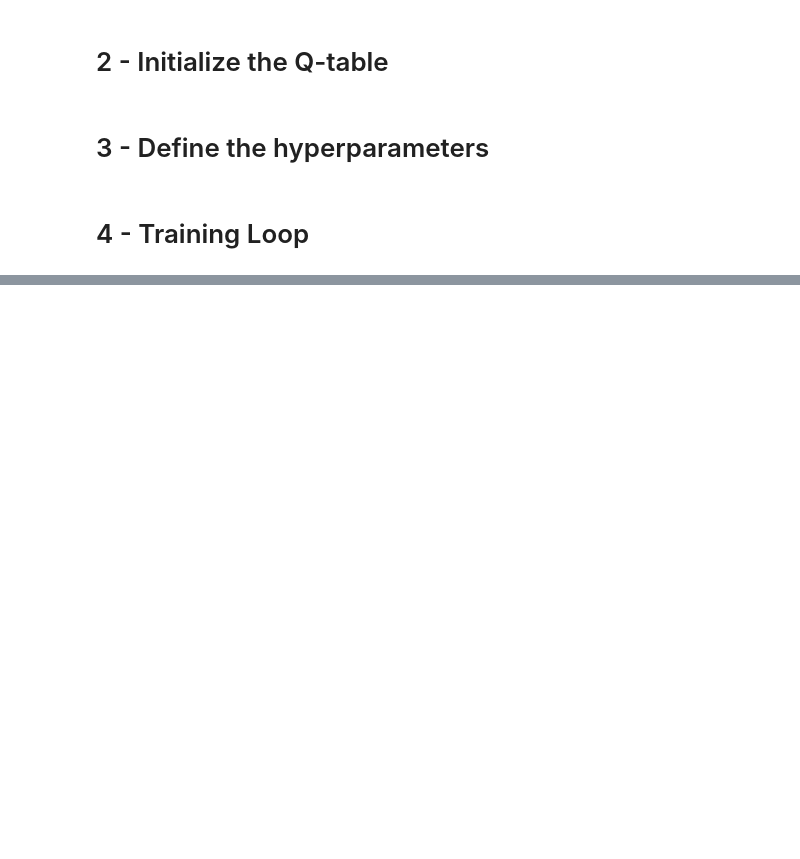
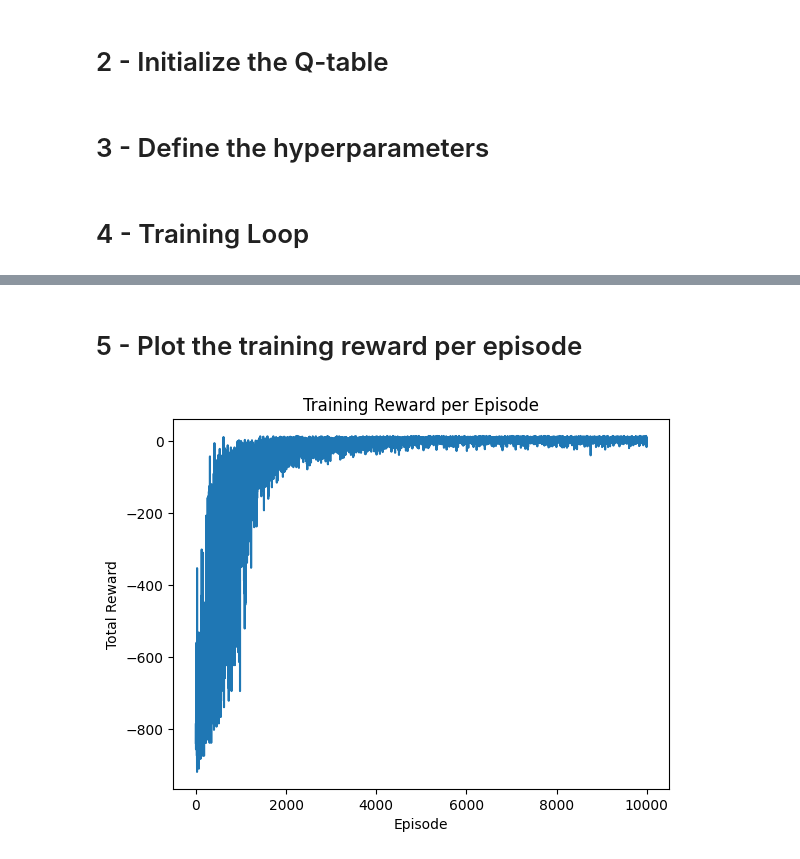
Before and after one commit to popolome/RL-Practice-with-Gym-Taxi-v3-, a Jupyter notebook: RL_Practice_with_Gym(Taxi_v3).ipynb, the cells around one changed output, grey strips where cells are left out. Saved outputs shown, nothing was run; the diff lists cells and outputs as text; code cells hidden in the pictures; blank space fills up the shorter version.

```diff
--- a/RL_Practice_with_Gym(Taxi_v3).ipynb
+++ b/RL_Practice_with_Gym(Taxi_v3).ipynb
@@ -25,17 +25,19 @@ Q = np.zeros((num_states, num_actions), dtype = np.float32) # To define the Q ma
 # 3 - Define the hyperparameters
 # %%
 alpha = 0.1   # This is the learning rate
-gamma = 0.9  # This is the
+gamma = 0.95  # This is the discount factor
 epsilon = 1.0   # This is the exploration probability
-min_epsilon = 0.01
-epsilon_decay = 0.995
-num_episodes = 5000
-max_steps = 100   # This is the optional truncation per episode
+min_epsilon = 0.05
+epsilon_decay = 0.9995
+num_episodes = 10000
+max_steps = 200   # This is the optional truncation per episode
+episode_rewards = []   # To track if learning is actually improving
 # %% [markdown]
 # 4 - Training Loop
 # %%
 for episode in range(num_episodes):
   state, _ = env.reset()
+  total_reward = 0
   done = False
   step = 0
 
@@ -48,14 +50,18 @@ for episode in range(num_episodes):
     next_state, reward, terminated, truncated, info = env.step(action)   # Take a step/action
     done = terminated or truncated
 
+    total_reward += reward    # Update the reward into total_reward
+
     # Q-learning update
     Q[state, action] += alpha * (reward + gamma * np.max(Q[next_state]) - Q[state, action])
 
     state = next_state    # Update current state to next_state and repeat
     step += 1     # Increment step by 1 ensuring less than 100(max_steps)
 
-epsilon = max(min_epsilon, epsilon * epsilon_decay)     # Decay the epsilon every step
+  episode_rewards.append(total_reward)   # Add in the episode reward after each episode
 
-if (episode + 1) % 500 == 0:
-  print(f"Episode {episode + 1}/{num_episodes} complete")   # Print the progress
+  epsilon = max(min_epsilon, epsilon * epsilon_decay)     # Decay the epsilon every step
+
+  if (episode + 1) % 500 == 0:
+   print(f"Episode {episode + 1}/{num_episodes} complete")   # Print the progress
 # %% [output]
@@ -62,0 +88,12 @@ Episode 5000/5000 complete
+# %% [markdown]
+# 5 - Plot the training reward per episode
+# %%
+import matplotlib.pyplot as plt
+
+plt.plot(episode_rewards)
+plt.xlabel("Episode")
+plt.ylabel("Total Reward")
+plt.title("Training Reward per Episode")
+plt.show()    # What we want to see is the total reward increasing over time and plateaus around 8-13
+# %% [output]
+[figure, added]
```
Also changed, not shown: parts of 6 cells of this notebook.
